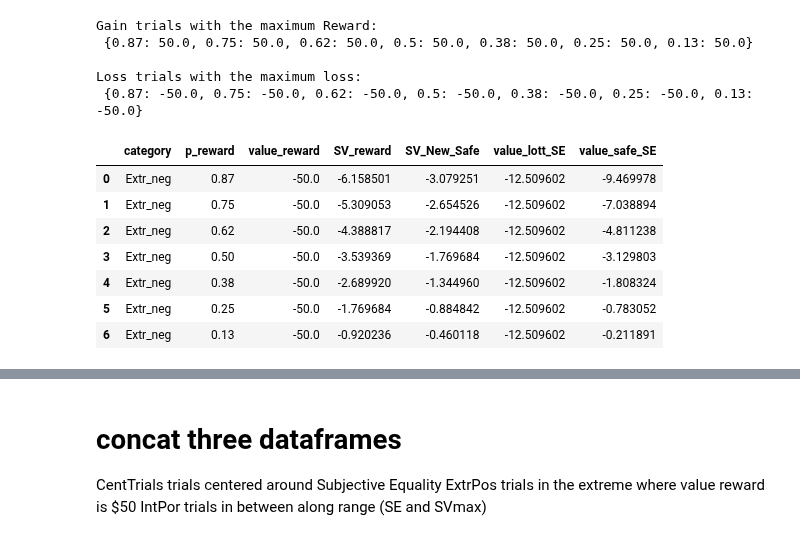
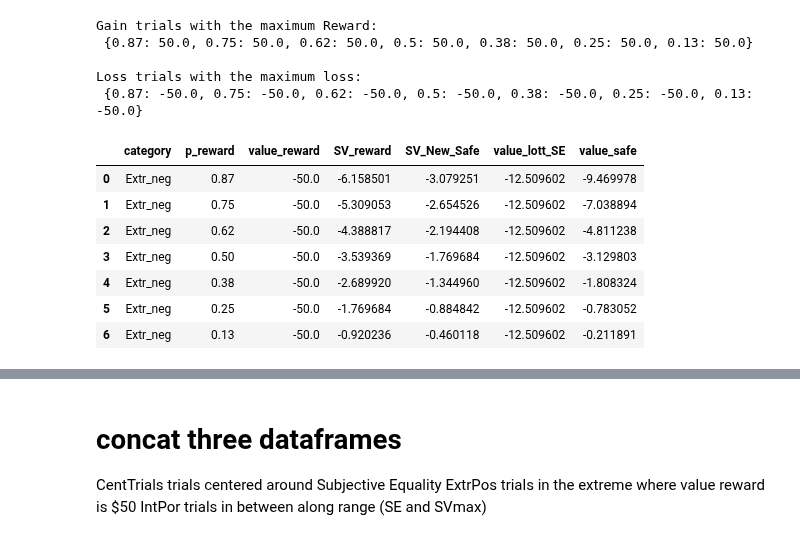
Before and after one commit to CDN-Lab/Adaptive_Choicesets, a Jupyter notebook: symmetrical_choice_set.ipynb, the cells around one changed output, grey strips where cells are left out. Cells and saved outputs as stored; diff of their text form; code cells hidden in the pictures.

```diff
--- a/symmetrical_choice_set.ipynb
+++ b/symmetrical_choice_set.ipynb
@@ -148,33 +148,44 @@ Loss trials with the maximum loss:
 # %%
 #Let's make some calculations first
 
 def get_extr_df(extr_dict,trials='gains'):
     df_app = pd.DataFrame(extr_dict.items(), columns=['p_reward', 'value_reward'])
     Extr_df = pd.concat([empty_df, df_app], ignore_index=True)
     category = 'Extr_pos'
     if trials=='losses':
         category = 'Extr_neg'
     Extr_df['category'] = category
     return Extr_df
 
-def append_SV(df,alpha,beta,trials='gains'):
+def append_SVreward(df,alpha,beta,trials='gains'):
     Amp = 1.0
     if trials == 'losses':
         Amp = -1.0
     df['SV_reward'] = (df['p_reward'] - beta*A/2)*Amp*(abs(df['value_reward']))**alpha
+    return df
+
+
+def append_Vsafe(df,alpha,beta,trials='gains'):
+    Amp = 1.0
+    if trials == 'losses':
+        Amp = -1.0
     df['SV_New_Safe'] = 0.5*df['SV_reward']
     df['value_lott_SE'] = Amp*(abs(df['SV_New_Safe']) / (df['p_reward']-beta*A/2)) ** (1 / alpha)
-    df['value_safe_SE'] = Amp*(abs(df['SV_New_Safe'])) ** (1 / alpha)
+    df['value_safe'] = Amp*(abs(df['SV_New_Safe'])) ** (1 / alpha)
     return df
 
 df_pos = get_extr_df(extrpos)
 df_neg = get_extr_df(extrneg,trials='losses')
 
-df_pos = append_SV(df_pos,alpha_pos,beta_pos)
-df_neg = append_SV(df_neg,alpha_neg,beta_neg,trials='losses')
+df_pos = append_SVreward(df_pos,alpha_pos,beta_pos)
+df_neg = append_SVreward(df_neg,alpha_neg,beta_neg,trials='losses')
+
+df_pos = append_Vsafe(df_pos,alpha_pos,beta_pos)
+df_neg = append_Vsafe(df_neg,alpha_neg,beta_neg,trials='losses')
+#df_neg['Value_Safe'] = -5.0
 df_neg
 # %% [output]
-|  | category | p_reward | value_reward | SV_reward | SV_New_Safe | value_lott_SE | value_safe_SE |
+|  | category | p_reward | value_reward | SV_reward | SV_New_Safe | value_lott_SE | value_safe |
 | 0 | Extr_neg | 0.87 | -50.0 | -6.158501 | -3.079251 | -12.509602 | -9.469978 |
 | 1 | Extr_neg | 0.75 | -50.0 | -5.309053 | -2.654526 | -12.509602 | -7.038894 |
 | 2 | Extr_neg | 0.62 | -50.0 | -4.388817 | -2.194408 | -12.509602 | -4.811238 |
```
Also changed, not shown: parts of 26 cells of this notebook.
